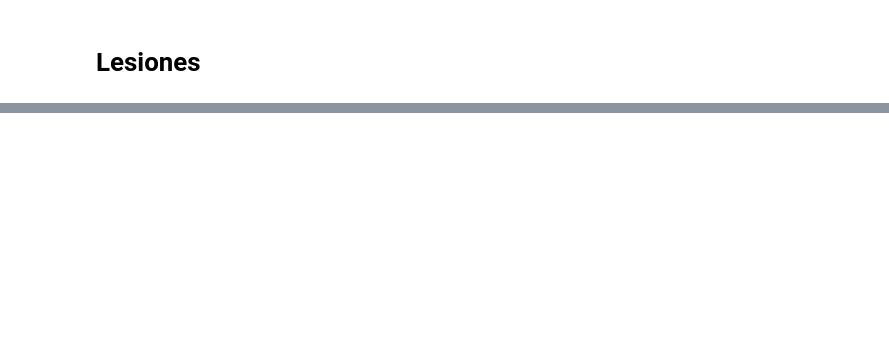
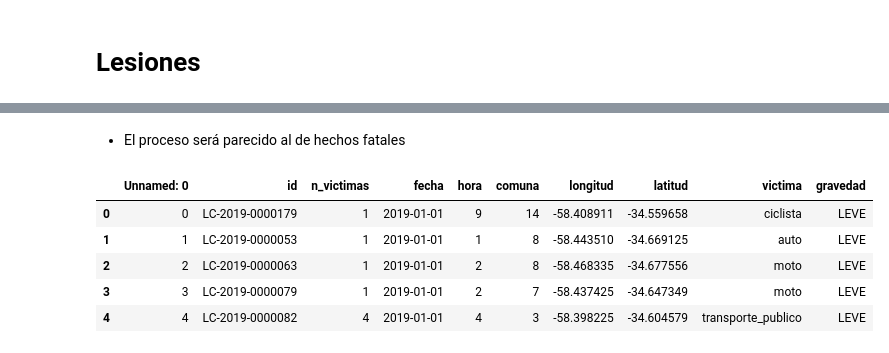
Before and after one commit to Joaqrz/Proyecto-Individual-2, a Jupyter notebook: EDA.ipynb, the cells around one changed output, grey strips where cells are left out. Cells and saved outputs as stored; diff of their text form; code cells hidden in the pictures; blank space fills up the shorter version.

```diff
--- a/EDA.ipynb
+++ b/EDA.ipynb
@@ -260,0 +268,11 @@ Voy a averiguar el rango etario y el sexo de las victimas
+# %% [markdown]
+* El proceso será parecido al de hechos fatales
+# %%
+lesiones_hechos.head()
+# %% [output]
+|  | Unnamed: 0 | id | n_victimas | fecha | hora | comuna | longitud | latitud | victima | gravedad |
+| 0 | 0 | LC-2019-0000179 | 1 | 2019-01-01 | 9 | 14 | -58.408911 | -34.559658 | ciclista | LEVE |
+| 1 | 1 | LC-2019-0000053 | 1 | 2019-01-01 | 1 | 8 | -58.443510 | -34.669125 | auto | LEVE |
+| 2 | 2 | LC-2019-0000063 | 1 | 2019-01-01 | 2 | 8 | -58.468335 | -34.677556 | moto | LEVE |
+| 3 | 3 | LC-2019-0000079 | 1 | 2019-01-01 | 2 | 7 | -58.437425 | -34.647349 | moto | LEVE |
+| 4 | 4 | LC-2019-0000082 | 4 | 2019-01-01 | 4 | 3 | -58.398225 | -34.604579 | transporte_publico | LEVE |
```
Also changed, not shown: parts of 68 cells of this notebook, 9 other files.
